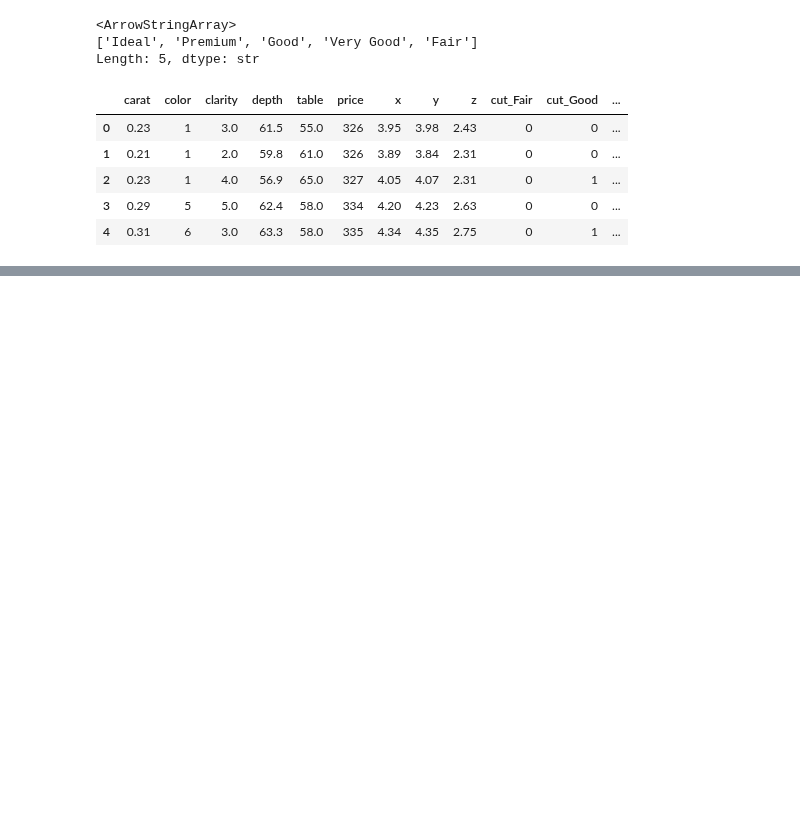
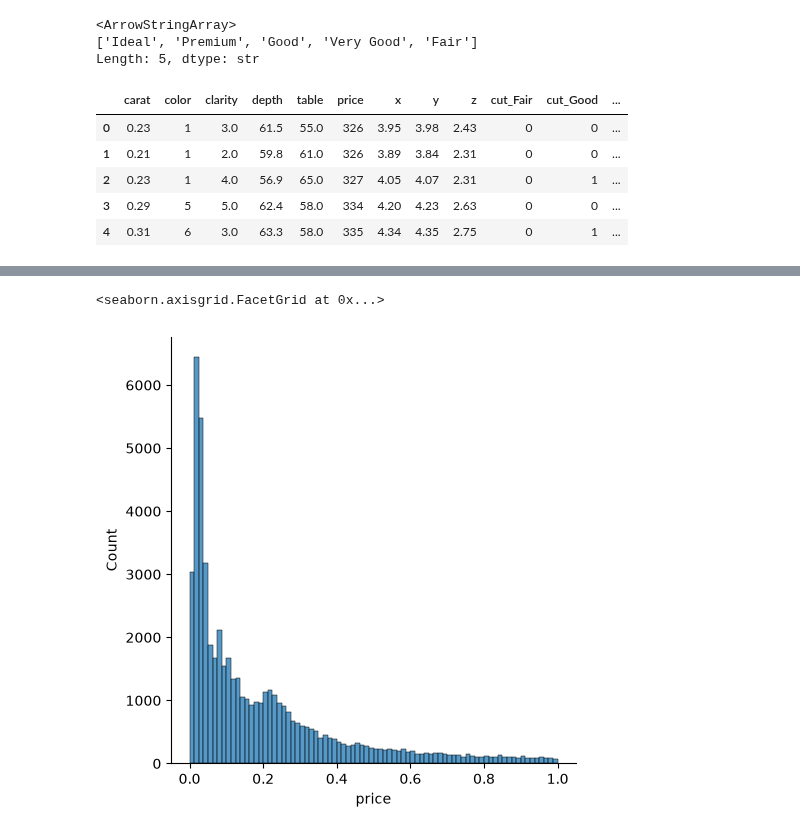
Before and after one commit to CoreyAherne1997/DataPreperation, a Jupyter notebook: Encoding/Encode_Scale.ipynb, the cells around one changed output, grey strips where cells are left out. Cells and saved outputs as stored; diff of their text form; code cells hidden in the pictures; blank space fills up the shorter version.

```diff
--- a/Encoding/Encode_Scale.ipynb
+++ b/Encoding/Encode_Scale.ipynb
@@ -96,0 +129,5 @@ data.head()
+# %%
+sns.displot(data , x ="price")
+# %% [output]
+<seaborn.axisgrid.FacetGrid at 0x...>
+[figure, added]
```
Also changed, not shown: parts of 13 cells of this notebook, 2 other files.
